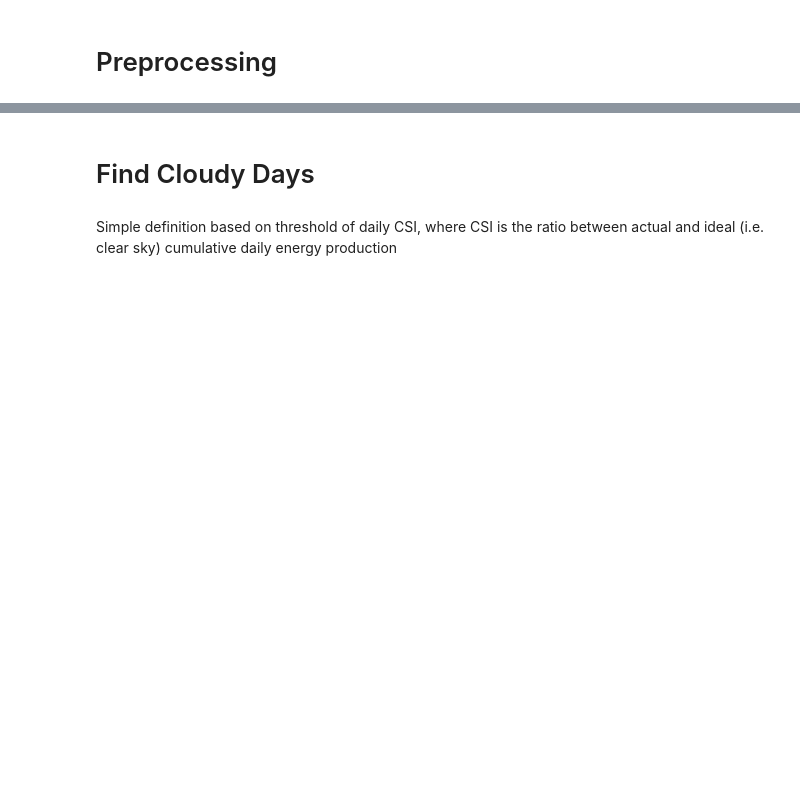
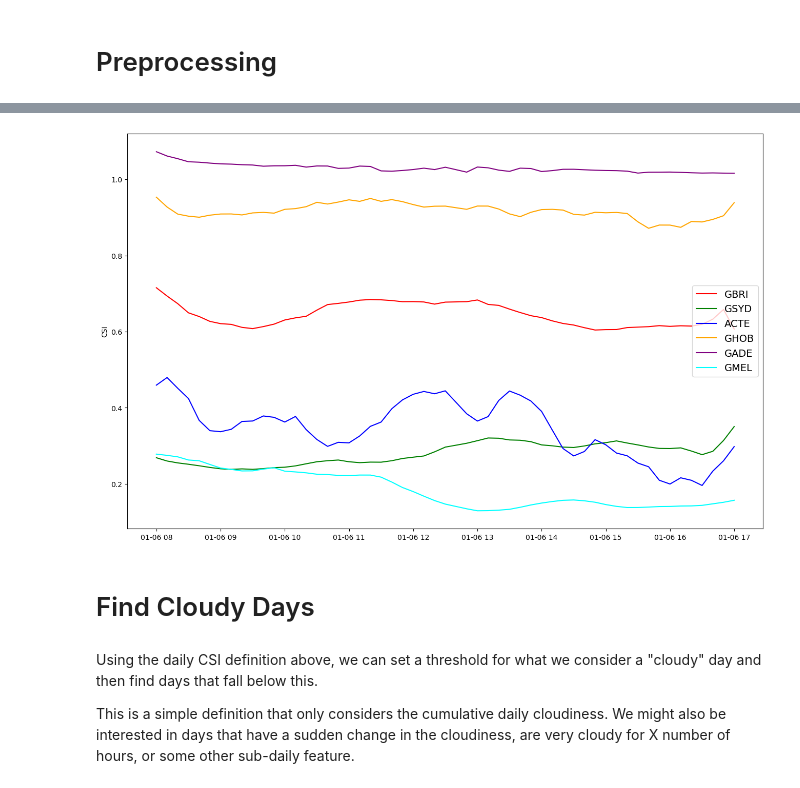
Before and after one commit to 21centuryweather/hot-cloudy, a Jupyter notebook: notebooks/find-cloudy-csi.ipynb, the cells around one changed output, grey strips where cells are left out. Cells and saved outputs as stored; diff of their text form; code cells hidden in the pictures; blank space fills up the shorter version.

```diff
--- a/notebooks/find-cloudy-csi.ipynb
+++ b/notebooks/find-cloudy-csi.ipynb
@@ -67,7 +98,28 @@ for i, reg in enumerate(ds.region):
+# %%
+# Example of the instantaneous CSI accross the day
+
+date = '2020-01-06'
+# Just looking at 8am to 5pm
+time_start = '0800'
+time_end = '1700'
+plt.figure(figsize=(16,10))
+colours = ['red', 'green', 'blue', 'orange', 'purple', 'cyan']
+for i, reg in enumerate(ds.region):
+    data_ideal = ds.ideal.sel(time=slice(f'{date}T{time_start}',f'{date}T{time_end}'), region=reg)
+    data_actual = ds.actual.sel(time=slice(f'{date}T{time_start}',f'{date}T{time_end}'), region=reg)
+    CSI = data_actual / data_ideal
+
+    plt.plot(CSI.time, CSI, label=f'{reg.data}', ls='-', c=colours[i])
+    plt.legend(fontsize=14)
+    plt.ylabel('CSI')
+# %% [output]
+[figure, added]
 # %% [markdown]
 # Find Cloudy Days
 # %% [markdown]
-Simple definition based on threshold of daily CSI, where CSI is the ratio between actual and ideal (i.e. clear sky) cumulative daily energy production
+Using the daily CSI definition above, we can set a threshold for what we consider a "cloudy" day and then find days that fall below this.
+
+This is a simple definition that only considers the cumulative daily cloudiness. We might also be interested in days that have a sudden change in the cloudiness, are very cloudy for X number of hours, or some other sub-daily feature.
 # %%
 threshold = 0.3
 
```
Also changed, not shown: parts of 7 cells of this notebook.
